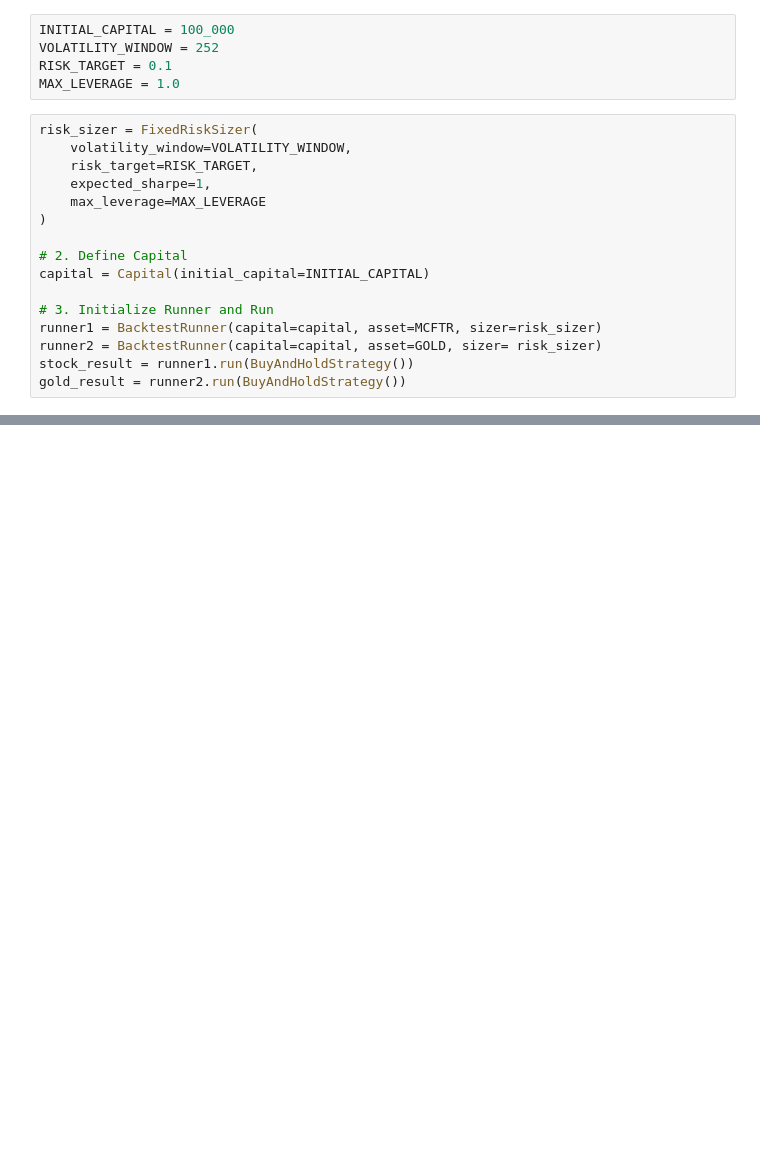
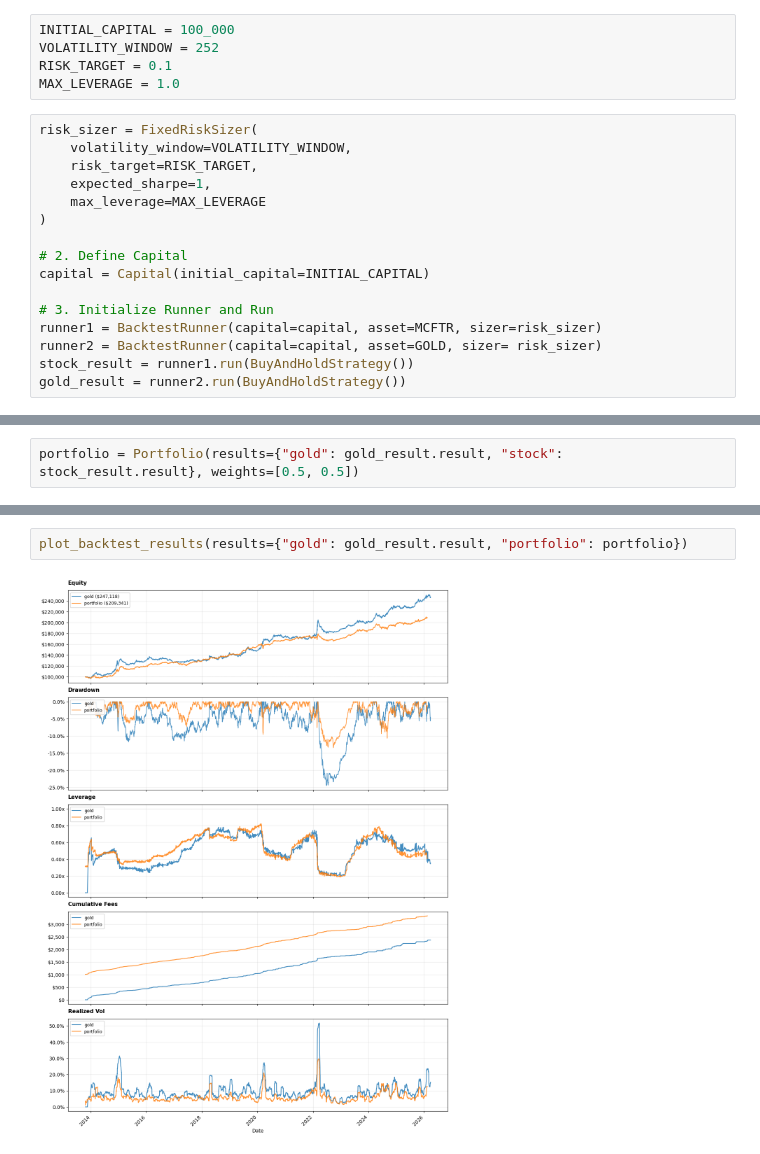
Before and after one commit to SoulDancer27/futures_trading_strategies, a Jupyter notebook: my_tests/8. Portfolio diversification.ipynb, the cells around one changed output, grey strips where cells are left out. Cells and saved outputs as stored; diff of their text form; blank space fills up the shorter version.

```diff
--- a/my_tests/8. Portfolio diversification.ipynb
+++ b/my_tests/8. Portfolio diversification.ipynb
@@ -70,0 +91,2 @@ from src.visualization import print_comparison_table
+# %%
+portfolio = Portfolio(results={"gold": gold_result.result, "stock": stock_result.result}, weights=[0.5, 0.5])
@@ -70,0 +134,4 @@ from src.visualization import print_comparison_table
+# %%
+plot_backtest_results(results={"gold": gold_result.result, "portfolio": portfolio})
+# %% [output]
+[figure, added]
```
Also changed, not shown: parts of 6 cells of this notebook, 12 other files.
